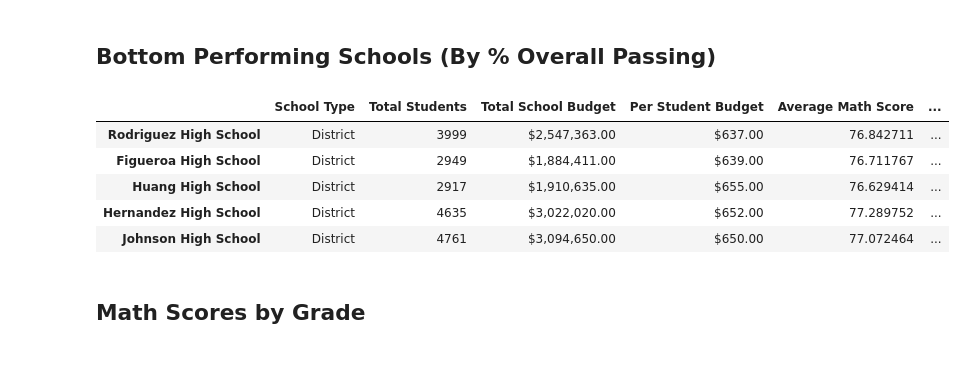
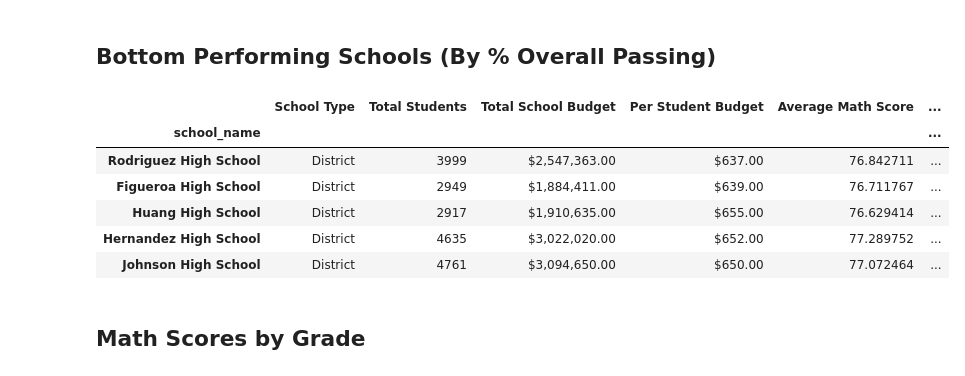
Before and after one commit to squintero94/pandas_challenge, a Jupyter notebook: PyCitySchools/PyCitySchools_notebook.ipynb, the cells around one changed output. Cells and saved outputs as stored; diff of their text form; code cells hidden in the pictures.

```diff
--- a/PyCitySchools/PyCitySchools_notebook.ipynb
+++ b/PyCitySchools/PyCitySchools_notebook.ipynb
@@ -228,10 +229,11 @@ top_schools.head(5)
 ## Bottom Performing Schools (By % Overall Passing)
 # %%
 # Sort the schools by `% Overall Passing` in ascending order and display the top 5 rows.
-bottom_schools =
+bottom_schools = per_school_summary.sort_values(["% Overall Passing"], ascending=True)
 bottom_schools.head(5)
 # %% [output]
 |  | School Type | Total Students | Total School Budget | Per Student Budget | Average Math Score | ... |
+| school_name |  |  |  |  |  | ... |
 | Rodriguez High School | District | 3999 | $2,547,363.00 | $637.00 | 76.842711 | ... |
 | Figueroa High School | District | 2949 | $1,884,411.00 | $639.00 | 76.711767 | ... |
 | Huang High School | District | 2917 | $1,910,635.00 | $655.00 | 76.629414 | ... |
```
Also changed, not shown: parts of 3 cells of this notebook.
